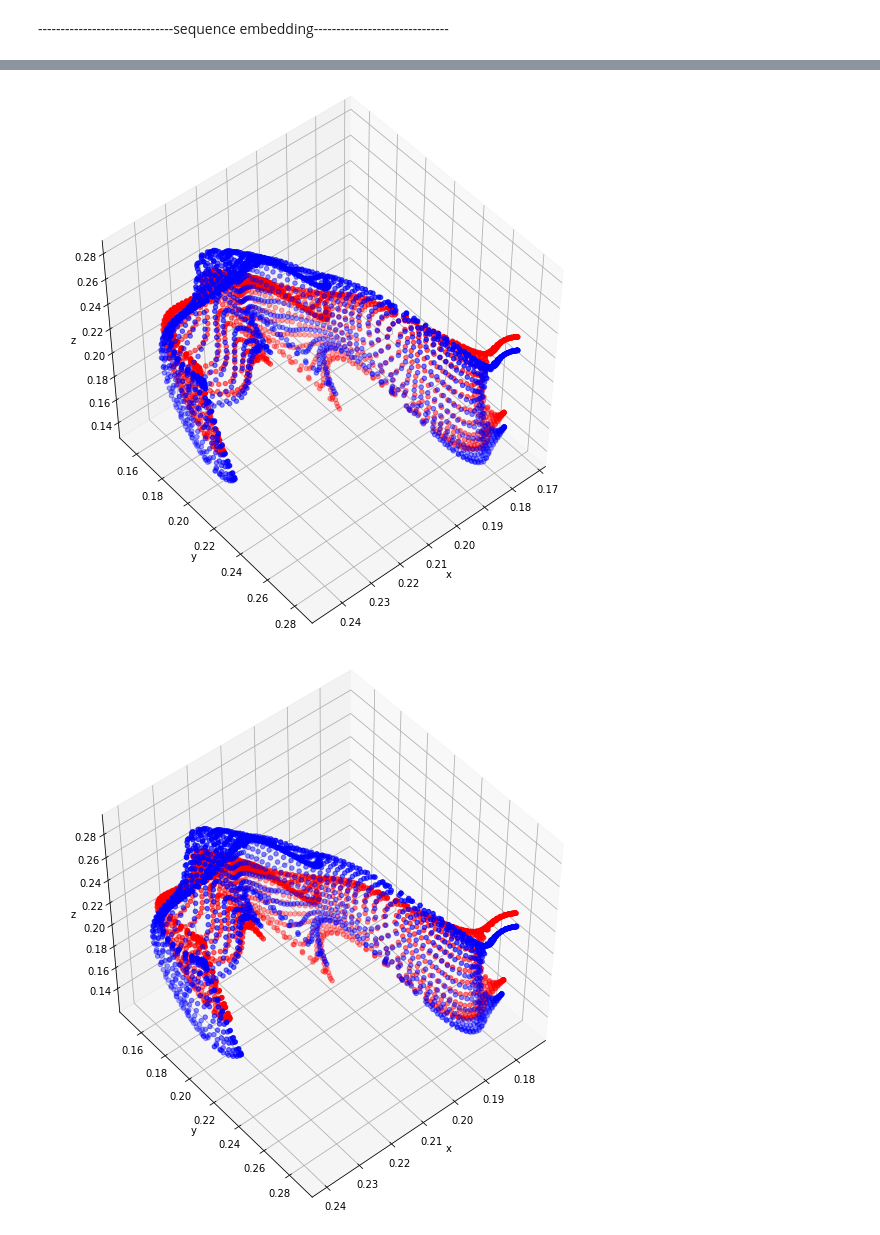
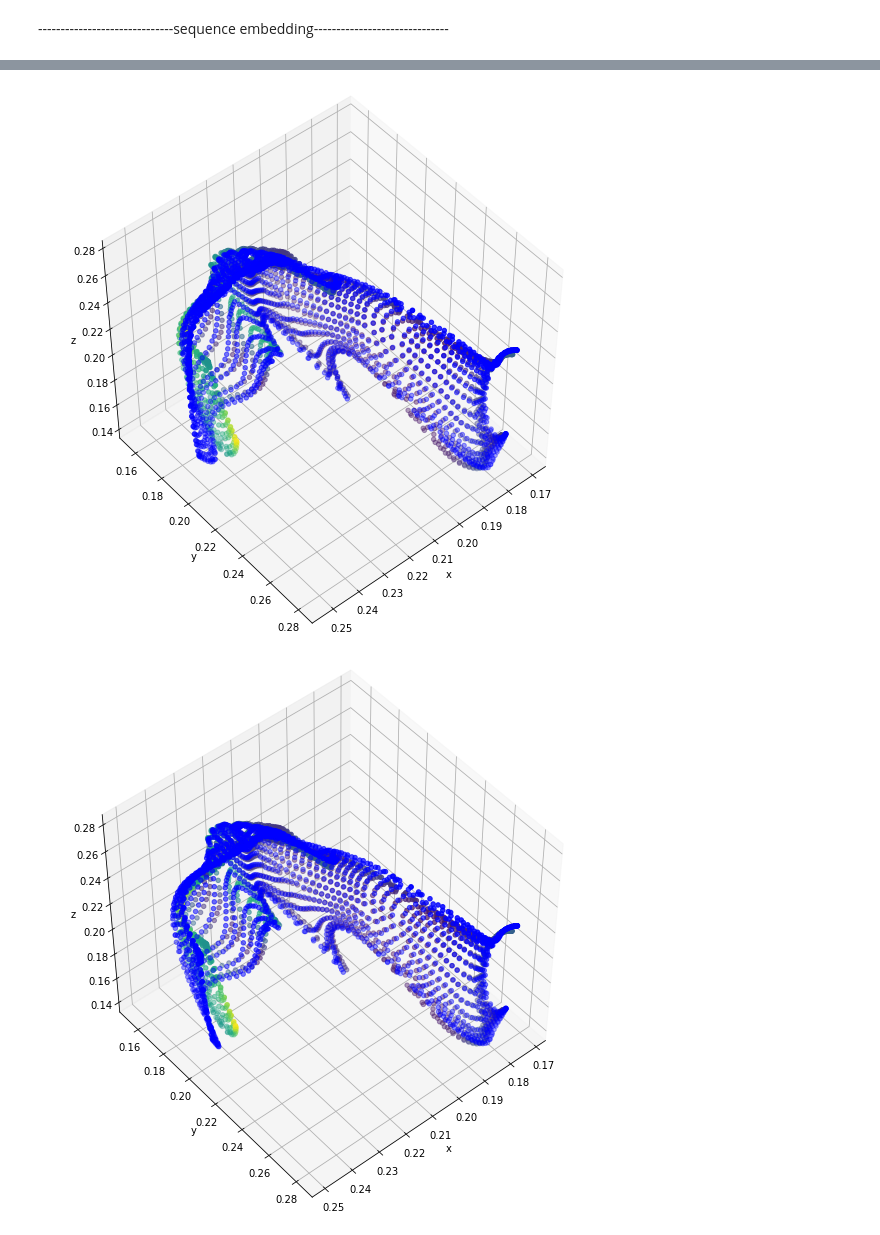
Before and after one commit to abbasloo/dnnAutoEm, a Jupyter notebook: carCrashLBO.ipynb, the cells around one changed output, grey strips where cells are left out. Saved outputs shown, nothing was run; the diff lists cells and outputs as text; code cells hidden in the pictures.

```diff
--- a/carCrashLBO.ipynb
+++ b/carCrashLBO.ipynb
@@ -165,8 +167,12 @@ m = ['o', '^']
 label = []
 for i in range(0, st):
     label.append(np.str(i*stride+1))
+cl = np.zeros((dim2*st))
+for i in range(dim2):
+    for j in range(st):
+        cl[i*st + j] = j*(st/255.0)
 ax = fig.add_subplot(111, projection='3d')
-ax.scatter(x_reduced[0:dim2*st, 0], x_reduced[0:dim2*st, 1], x_reduced[0:dim2*st, 2], c=c[0], marker=m[0], alpha=0.1)
+ax.scatter(x_reduced[0:dim2*st, 0], x_reduced[0:dim2*st, 1], x_reduced[0:dim2*st, 2], c=cl, marker=m[0], alpha=0.5)
 ax.plot(x_reduced[dim2*st:(dim2+1)*st, 0], x_reduced[dim2*st:(dim2+1)*st, 1], x_reduced[dim2*st:(dim2+1)*st, 2], c=c[1], marker=m[1])
 ii = 0
 for i in range(dim2*st, (dim2+1)*st):
@@ -194,6 +200,8 @@ _,_,_ = plt.hist(np.abs(x_reconstructed[0] - DATA[dim2*st]).reshape((3*d)), bins
 # %%
 xyz = np.dot(DATA[dim2*st], np.linalg.pinv(ds))
 xyz_reconstructed = np.dot(x_reconstructed[0], np.linalg.pinv(ds))
+cl = np.linalg.norm(np.abs(xyz - xyz_reconstructed), axis=0)
+cl = (cl-np.amin(cl))/(np.amax(cl)-np.amin(cl))
 print (xyz_reconstructed.shape)
 print (xyz.shape)
 fig = plt.figure(figsize=(10, 10))
@@ -201,7 +209,7 @@ c = ['b', 'r']
 m = ['o', 'o']
 ax = fig.add_subplot(111, projection='3d')
 ax.scatter(xyz[0], xyz[1], xyz[2], c=c[0], marker=m[0])
-ax.scatter(xyz_reconstructed[0], xyz_reconstructed[1], xyz_reconstructed[2], c=c[1], marker=m[1])
+ax.scatter(xyz_reconstructed[0], xyz_reconstructed[1], xyz_reconstructed[2], c=cl, marker=m[1])
 ax.view_init(50, 50)
 ax.set_xlabel('x')
 ax.set_ylabel('y')
@@ -300,5 +308,5 @@ for i in range(dim):
 print (len(DATA3), DATA3[0].shape)
 ddd = st*3
 print (ddd, d)
-dim3 = 200
+dim3 = 100
 # %% [output]
@@ -316,9 +324,9 @@ plt.figure(figsize=(10, 10)); plt.imshow(DATA3[dim3+1])
 # %% [markdown]
 ------------------------------sequence embedding------------------------------
 # %%
-vae3 = LSTM_Var_Autoencoder(intermediate_dim = 500, z_dim = 3, n_dim=d, stateful = True) #default stateful = False
+vae3 = LSTM_Var_Autoencoder(intermediate_dim = 1000, z_dim = 3, n_dim=d, stateful = True) #default stateful = False
 
-vae3.fit(DATA3[0:dim3], learning_rate=0.005, batch_size = 10, num_epochs = 200, opt = tf.train.AdamOptimizer, REG_LAMBDA = 0.01, grad_clip_norm=10, optimizer_params=None, verbose = True)
+vae3.fit(DATA3[0:dim3], learning_rate=0.005, batch_size = 10, num_epochs = 100, opt = tf.train.AdamOptimizer, REG_LAMBDA = 0.01, grad_clip_norm=10, optimizer_params=None, verbose = True)
 # %% [output]
 Training...
 
@@ -373,11 +380,13 @@ _,_,_ = plt.hist(np.abs(x_reconstructed3[0] - DATA3[dim3]).reshape((d*ddd)), bin
 for i in range(st):
     xyz3 = np.dot(DATA[dim3*st+i], np.linalg.pinv(ds))
     xyz_reconstructed3 = np.dot(x_reconstructed3[0, i*3:(i+1)*3], np.linalg.pinv(ds))
+    cl = np.linalg.norm(np.abs(xyz - xyz_reconstructed), axis=0)
+    cl = (cl-np.amin(cl))/(np.amax(cl)-np.amin(cl))
     fig = plt.figure(figsize=(10, 10))
     c = ['b', 'r']
     m = ['o', 'o']
     ax = fig.add_subplot(111, projection='3d')
-    ax.scatter(xyz_reconstructed3[0], xyz_reconstructed3[1], xyz_reconstructed3[2], c=c[1], marker=m[1])
+    ax.scatter(xyz_reconstructed3[0], xyz_reconstructed3[1], xyz_reconstructed3[2], c=cl, marker=m[1])
     ax.scatter(xyz3[0], xyz3[1], xyz3[2], c=c[0], marker=m[0])
     ax.view_init(50, 50)
     ax.set_xlabel('x')
@@ -390,2 +399,2 @@ for i in range(st):
-[figure, old version]
+[figure, new version]
-[figure, old version]
+[figure, new version]
```
Also changed, not shown: parts of 21 cells of this notebook.
